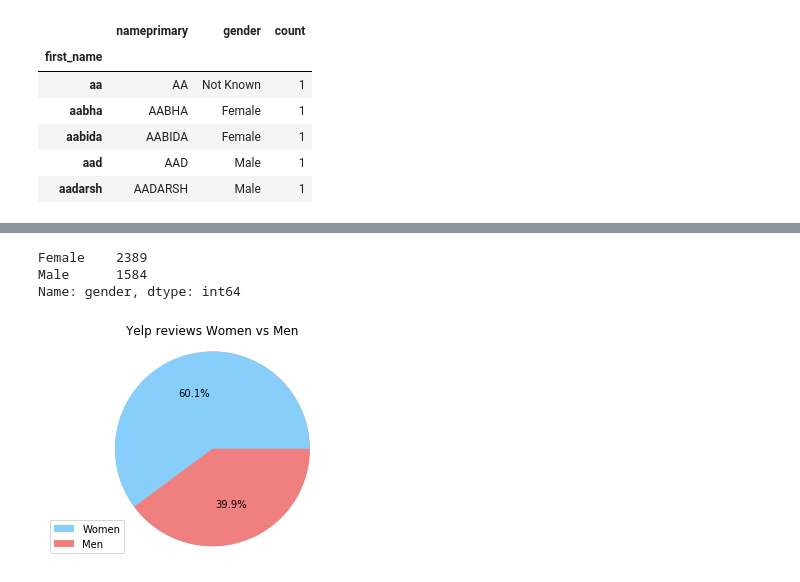
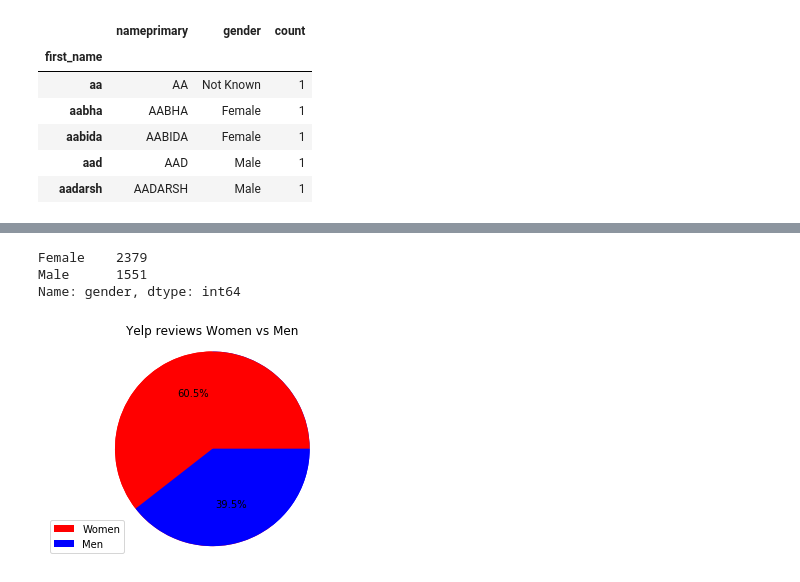
Before and after one commit to DutchDS/Project-1, a Jupyter notebook: Q2_FINAL.ipynb, the cells around one changed output, grey strips where cells are left out. Cells and saved outputs as stored; diff of their text form; code cells hidden in the pictures.

```diff
--- a/Q2_FINAL.ipynb
+++ b/Q2_FINAL.ipynb
@@ -92,11 +93,11 @@ df_bus_total.head()
 # %%
 # CAUTION!
 # Specify the file to write to
-# output_path = os.path.join("output", "business_data_all.csv")
-# df_bus_total.to_csv(output_path)
+output_path = os.path.join("output", "business_data_all.csv")
+df_bus_total.to_csv(output_path)
 
 # or use existing .csv file to save on API calls:
-df_bus_total = pd.read_csv('output/business_data_all.csv')
+# df_bus_total = pd.read_csv('output/business_data_all.csv')
 
 bus_count = df_bus_total['business_id'].count()
 
@@ -146,7 +147,7 @@ df_reviews = pd.DataFrame()
 df_rev_total = pd.DataFrame()
 
 for index, row in df_bus_unique.iterrows():
-    row_bus = row[1]
+    row_bus = row[0]
     # CAUTION row[0] when not reading from .csv!!!
 #     print(row_bus)
     REVIEW_PATH = BUSINESS_PATH + row_bus + '/reviews'
@@ -167,16 +173,16 @@ df_rev_total.head()
 # %%
 # CAUTION: Specify the file to write to
-# output_path = os.path.join("output", "review_data_all.csv")
-# df_rev_total.to_csv(output_path)
+output_path = os.path.join("output", "review_data_all.csv")
+df_rev_total.to_csv(output_path)
 
 # Or use saved file for backup
-df_rev_total = pd.read_csv('output/review_data_all.csv')
+# df_rev_total = pd.read_csv('output/review_data_all.csv')
 
 # Count unique businesses found
 rev_count = df_rev_total['review_id'].count()
 print(f"Total reviews: {rev_count}")
 
-df_rev_total.head()
-df_rev_total.index.drop([1])
-df_rev_total.head()
+# df_rev_total.head()
+# df_rev_total.index.drop([1])
+# df_rev_total.head()
 # %% [output]
@@ -281,6 +281,9 @@ Total reviews with gender: 3973
 df_total = pd.merge(df_rev_total, df_bus_unique,on=('business_id'))
 # %%
 # Save a version of the final data used in the presentation in case you need to rerun it
-df_total = pd.read_csv('output/total_everything_all.csv')
+# df_total = pd.read_csv('output/total_everything_all.csv')
 df_total = df_total.drop_duplicates(['review_id'])
 # df_total.head()
+
+total_count = df_total.review_id.count()
+print(f"Total reviews: {total_count}")
@@ -317,23 +309,23 @@ Name: price, dtype: int64
 # %%
 total_reviews = df_total['gender'].value_counts()
 
 plt.clf()
-colors = ['lightskyblue', 'lightcoral']
+colors = ['red', 'blue']
 labels = ['Women','Men']
 patches, texts = plt.pie(total_reviews, colors=colors, startangle=90)
 plt.legend(patches, labels, loc="best")
 plt.pie(total_reviews, colors=colors, autopct="%1.1f%%")
 plt.axis('equal')
 # plt.tight_layout()
 plt.title("Yelp reviews Women vs Men")
 plt.savefig("Images/Women_vw_Men_all.png")
 
 print(total_reviews)
 # %% [output]
-Female    2389
-Male      1584
+Female    2379
+Male      1551
 Name: gender, dtype: int64
-[figure, old version]
+[figure, new version]
 # %%
 # use line below to bypass API calls
 # df_total = pd.read_csv('output/total_everything_all.csv')
```
Also changed, not shown: parts of 19 cells of this notebook, 27 other files.
